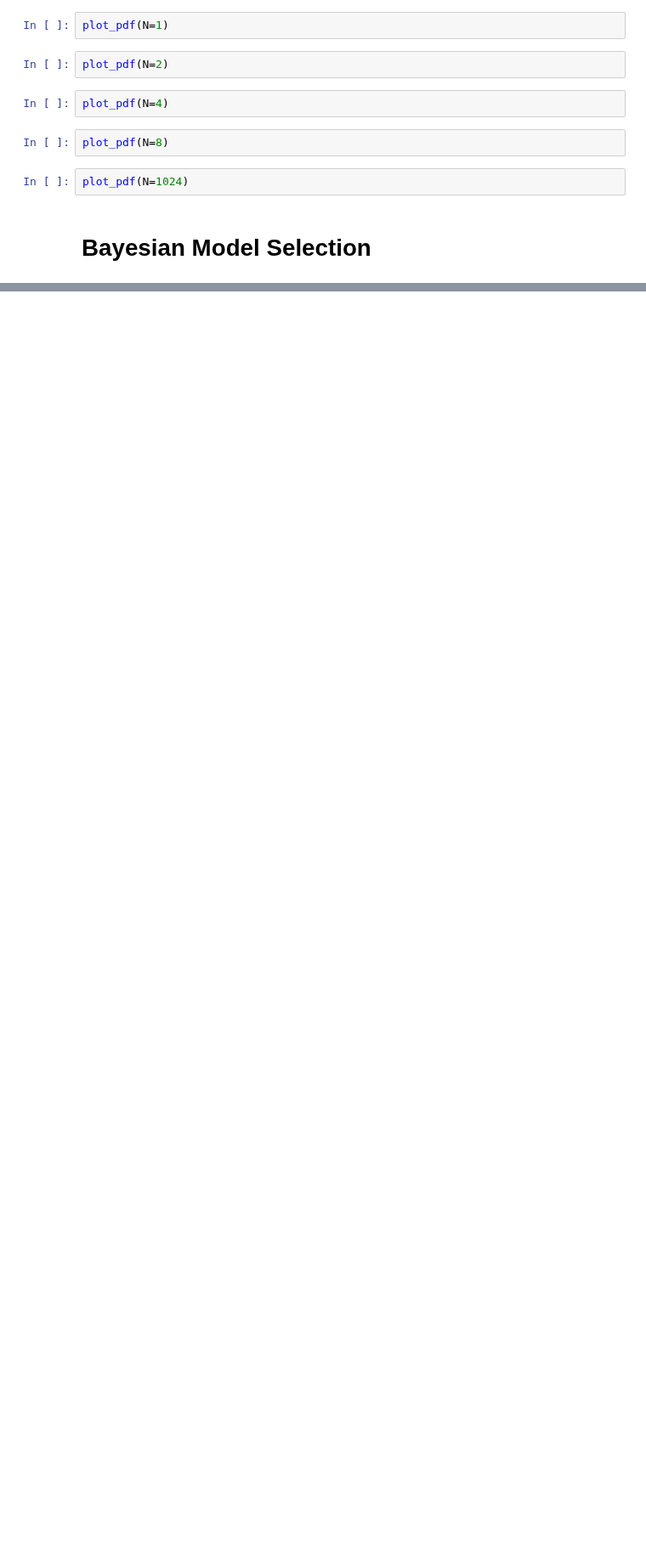
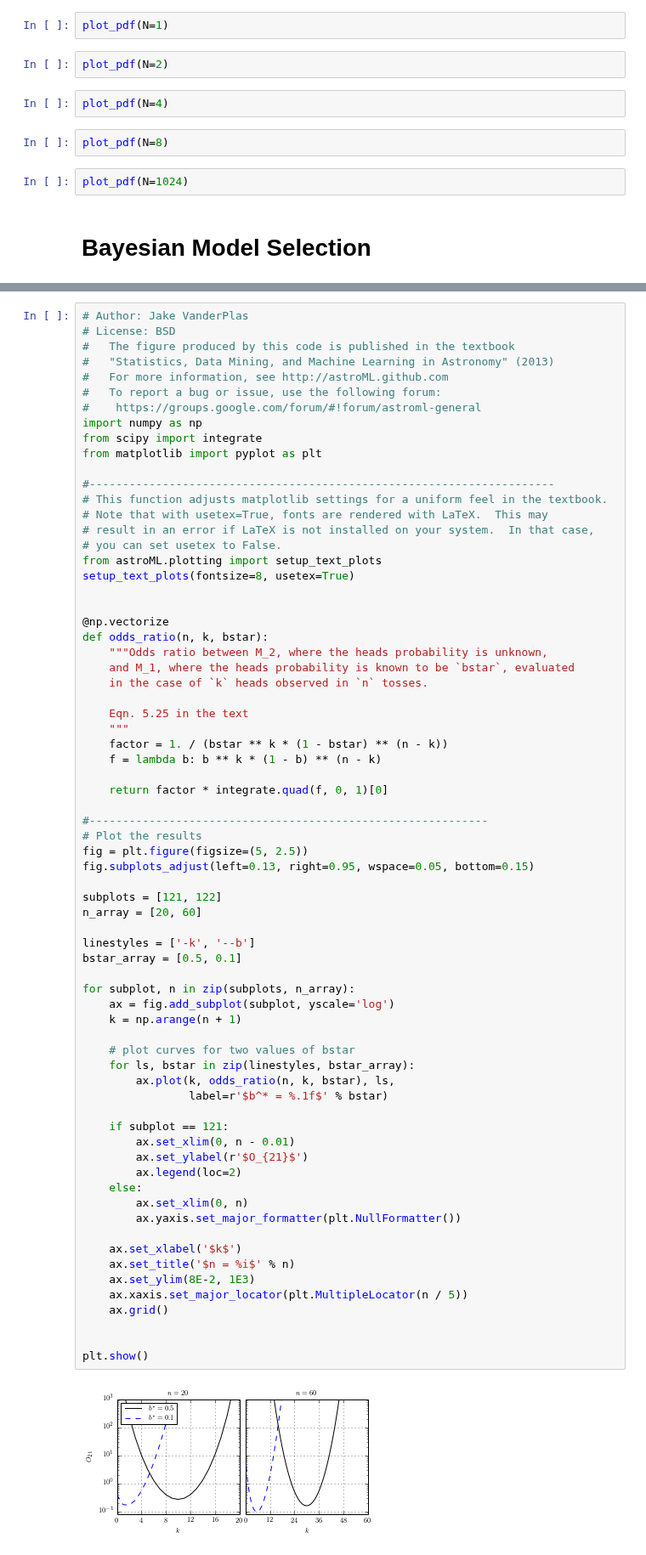
Before and after one commit to YastroML/YastroML, a Jupyter notebook: Session9_140509/bayesian_examples_and_models.ipynb, the cells around one changed output, grey strips where cells are left out. Shown at 85% size. Drawn from its saved outputs; the diff is of its cells as text; blank space fills up the shorter version.

```diff
--- a/Session9_140509/bayesian_examples_and_models.ipynb
+++ b/Session9_140509/bayesian_examples_and_models.ipynb
@@ -402,0 +428,72 @@ plot_pdf(N=1024)
+# %%
+# Author: Jake VanderPlas
+# License: BSD
+#   The figure produced by this code is published in the textbook
+#   "Statistics, Data Mining, and Machine Learning in Astronomy" (2013)
+#   For more information, see http://astroML.github.com
+#   To report a bug or issue, use the following forum:
+#    https://groups.google.com/forum/#!forum/astroml-general
+import numpy as np
+from scipy import integrate
+from matplotlib import pyplot as plt
+
+#----------------------------------------------------------------------
+# This function adjusts matplotlib settings for a uniform feel in the textbook.
+# Note that with usetex=True, fonts are rendered with LaTeX.  This may
+# result in an error if LaTeX is not installed on your system.  In that case,
+# you can set usetex to False.
+from astroML.plotting import setup_text_plots
+setup_text_plots(fontsize=8, usetex=True)
+
+
+@np.vectorize
+def odds_ratio(n, k, bstar):
+    """Odds ratio between M_2, where the heads probability is unknown,
+    and M_1, where the heads probability is known to be `bstar`, evaluated
+    in the case of `k` heads observed in `n` tosses.
+
+    Eqn. 5.25 in the text
+    """
+    factor = 1. / (bstar ** k * (1 - bstar) ** (n - k))
+    f = lambda b: b ** k * (1 - b) ** (n - k)
+
+    return factor * integrate.quad(f, 0, 1)[0]
+
+#------------------------------------------------------------
+# Plot the results
+fig = plt.figure(figsize=(5, 2.5))
+fig.subplots_adjust(left=0.13, right=0.95, wspace=0.05, bottom=0.15)
+
+subplots = [121, 122]
+n_array = [20, 60]
+
+linestyles = ['-k', '--b']
+bstar_array = [0.5, 0.1]
+
+for subplot, n in zip(subplots, n_array):
+    ax = fig.add_subplot(subplot, yscale='log')
+    k = np.arange(n + 1)
+
+    # plot curves for two values of bstar
+    for ls, bstar in zip(linestyles, bstar_array):
+        ax.plot(k, odds_ratio(n, k, bstar), ls,
+                label=r'$b^* = %.1f$' % bstar)
+
+    if subplot == 121:
+        ax.set_xlim(0, n - 0.01)
+        ax.set_ylabel(r'$O_{21}$')
+        ax.legend(loc=2)
+    else:
+        ax.set_xlim(0, n)
+        ax.yaxis.set_major_formatter(plt.NullFormatter())
+
+    ax.set_xlabel('$k$')
+    ax.set_title('$n = %i$' % n)
+    ax.set_ylim(8E-2, 1E3)
+    ax.xaxis.set_major_locator(plt.MultipleLocator(n / 5))
+    ax.grid()
+
+
+plt.show()
+# %% [output]
+[figure, added]
```
Also changed, not shown: parts of 11 cells of this notebook.
